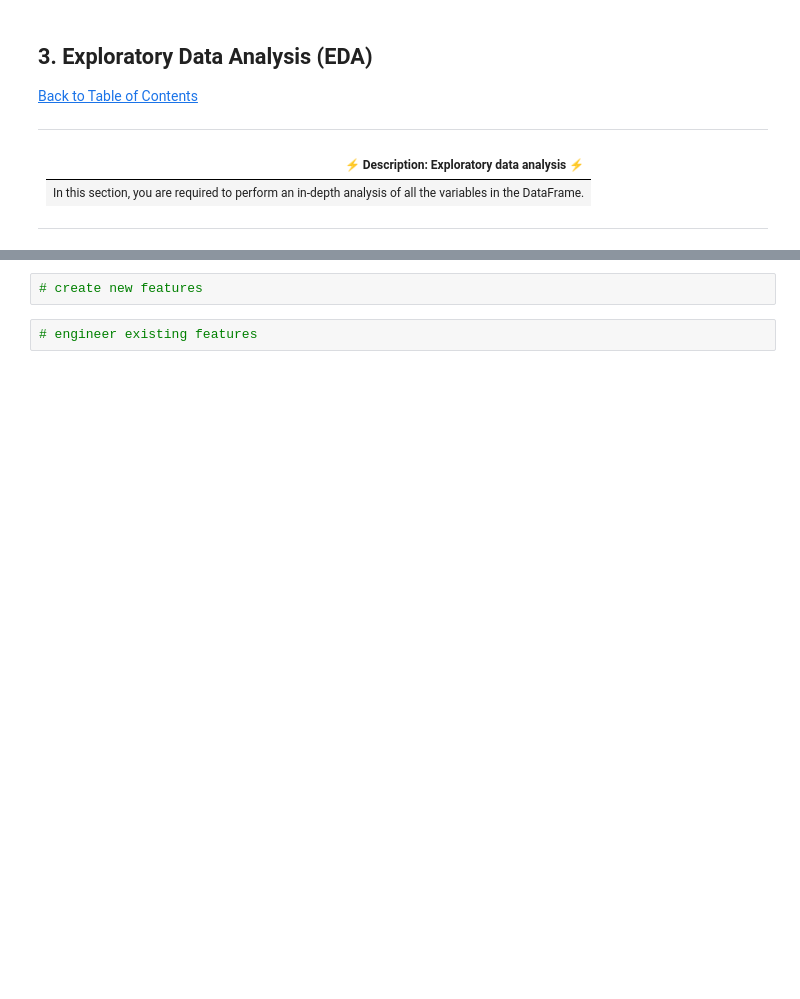
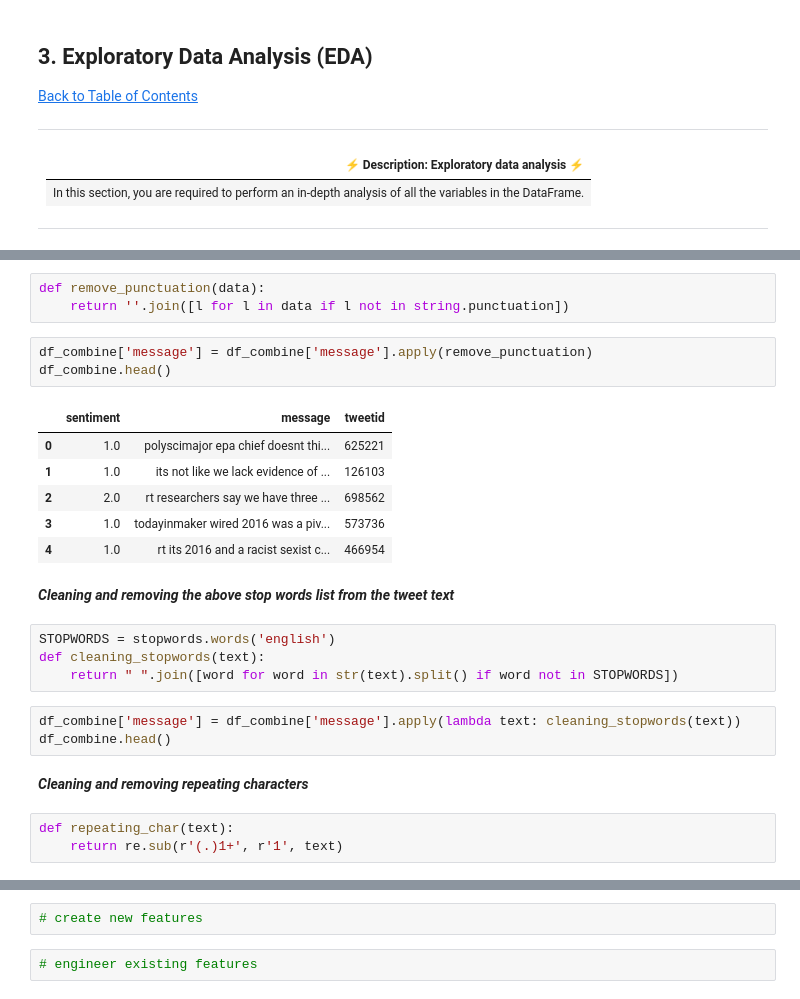
Before and after one commit to LPTsilo/Classification_Sprint_2207FTDS_Team_ES2, a Jupyter notebook: Classification_Sprint_Starter-Notebook.ipynb, the cells around one changed output, grey strips where cells are left out. Drawn from its saved outputs; the diff is of its cells as text; blank space fills up the shorter version.

```diff
--- a/Classification_Sprint_Starter-Notebook.ipynb
+++ b/Classification_Sprint_Starter-Notebook.ipynb
@@ -239,0 +288,27 @@ for ax in axs.flat:
+# %%
+def remove_punctuation(data):
+    return ''.join([l for l in data if l not in string.punctuation])
+# %%
+df_combine['message'] = df_combine['message'].apply(remove_punctuation)
+df_combine.head()
+# %% [output]
+|  | sentiment | message | tweetid |
+| 0 | 1.0 | polyscimajor epa chief doesnt thi... | 625221 |
+| 1 | 1.0 | its not like we lack evidence of ... | 126103 |
+| 2 | 2.0 | rt researchers say we have three ... | 698562 |
+| 3 | 1.0 | todayinmaker wired 2016 was a piv... | 573736 |
+| 4 | 1.0 | rt its 2016 and a racist sexist c... | 466954 |
+# %% [markdown]
+***Cleaning and removing the above stop words list from the tweet text***
+# %%
+STOPWORDS = stopwords.words('english')
+def cleaning_stopwords(text):
+    return " ".join([word for word in str(text).split() if word not in STOPWORDS])
+# %%
+df_combine['message'] = df_combine['message'].apply(lambda text: cleaning_stopwords(text))
+df_combine.head()
+# %% [markdown]
+***Cleaning and removing repeating characters***
+# %%
+def repeating_char(text):
+    return re.sub(r'(.)1+', r'1', text)
```
Also changed, not shown: parts of 56 cells of this notebook.
